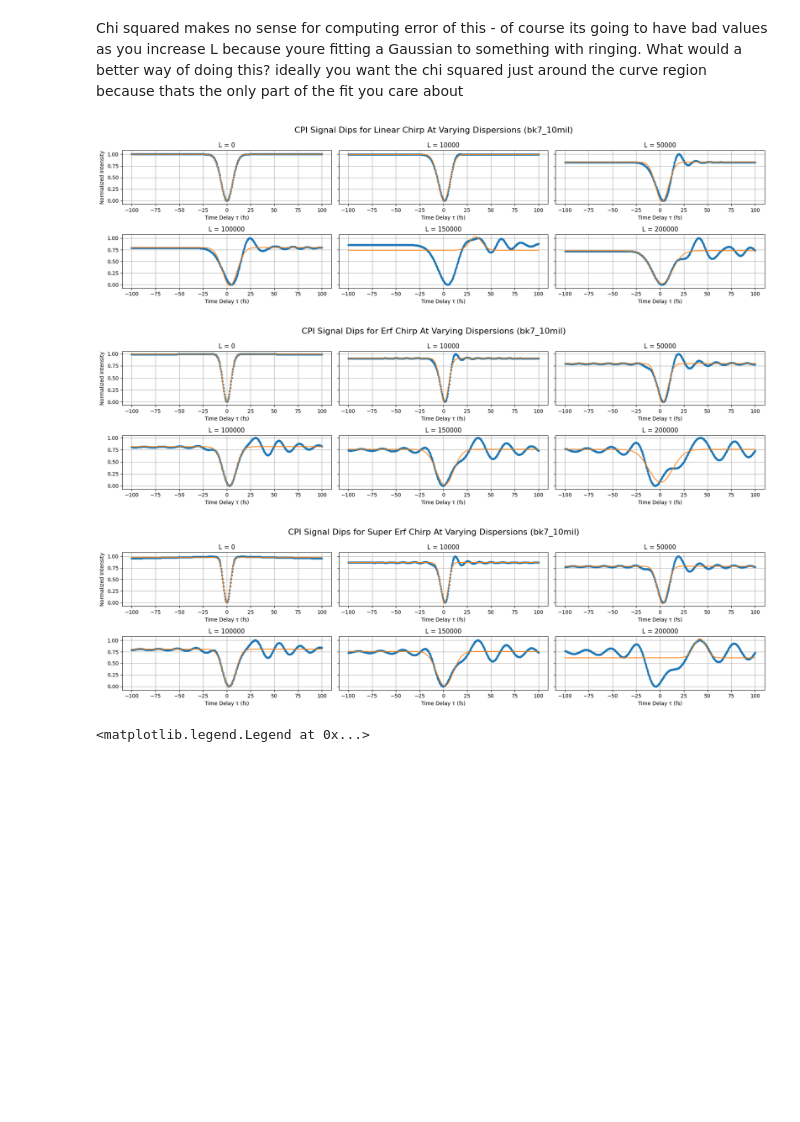
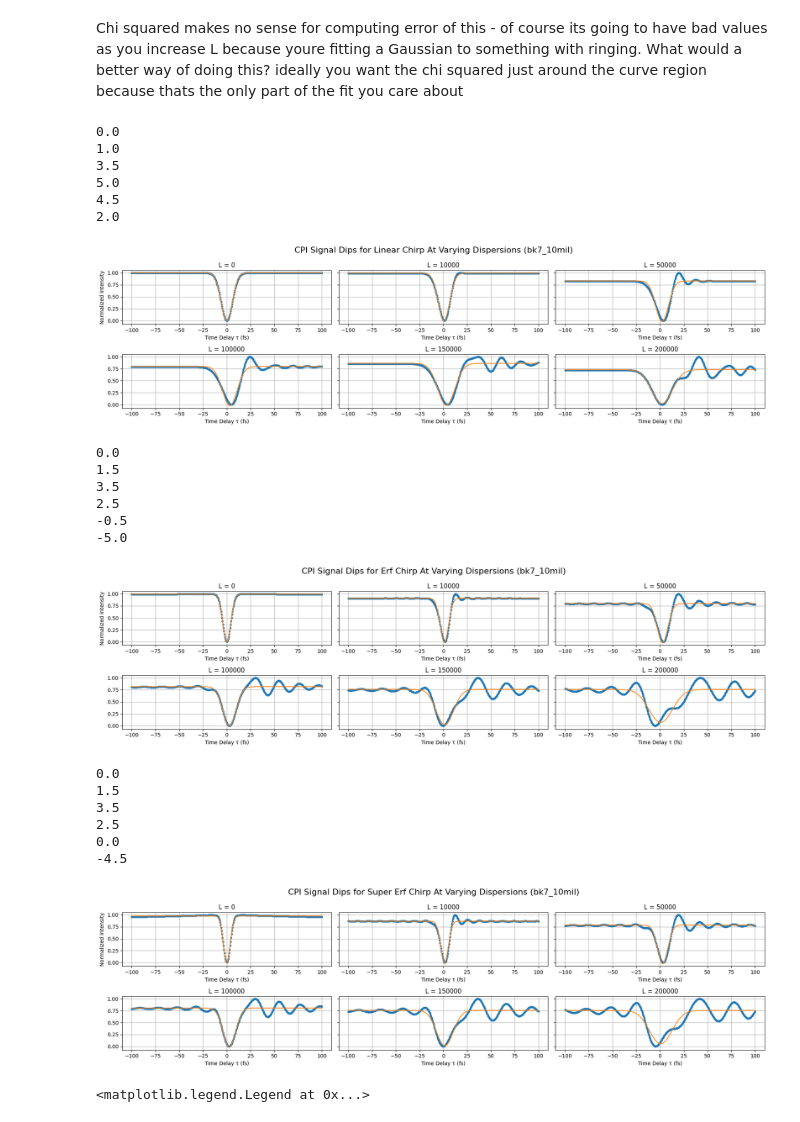
Before and after one commit to unaa-r/CPI_Project, a Jupyter notebook: dips_processing.ipynb, the cells around one changed output. Saved outputs shown, nothing was run; the diff lists cells and outputs as text; code cells hidden in the pictures; blank space fills up the shorter version.

```diff
--- a/dips_processing.ipynb
+++ b/dips_processing.ipynb
@@ -123,55 +123,68 @@ lin_curves = []
 
 for L in Ls:
 
-    init_guess = [0.00015*L, 0.0025, 0.9, 10]
+    init_guess = [0.0, 0.0025, 0.9, 10]
 
     lin_sig = np.loadtxt(f"./results/{folder_name}/linear/linear_L{L}.txt")
     lin_norm = (lin_sig - np.min(lin_sig))/(np.max(lin_sig) - np.min(lin_sig))
+
+    print(taus[np.argmin(lin_sig)])
 
     lin_signals.append(lin_norm)
 
     lin_result = least_squares(residuals, init_guess, args=(taus, lin_norm), method='lm',
                                 ftol=1e-15, xtol=1e-15, gtol=1e-15)
     params = lin_result.x
 
     lin_curves.append(one_minus_gaussian(taus, params[0], params[1], params[2], params[3]))
 
 
 # --- Create subplots ---
 fig, axes = plt.subplots(2, 3, figsize=(18, 5), sharey=True)
 
 axes = axes.flatten()
 
 for ax, signal, curve, name in zip(axes, lin_signals, lin_curves, titles):
     ax.plot(taus, signal, marker=".")
     ax.plot(taus, curve)
     ax.set_xlabel('Time Delay τ (fs)')
     ax.set_title(name)
     ax.grid(True)
 
     # --- Optional: print fitted parameters ---
     #print(f"Fitted parameters for {name}: a = {param[0]:.4f}, t0 = {param[1]:.4f} fs, FWHM = {param[2]:.4f} fs")
 
 axes[0].set_ylabel('Normalized Intensity')
 fig.suptitle(f"CPI Signal Dips for Linear Chirp At Varying Dispersions ({folder_name})", fontsize=16)
 plt.tight_layout()
 plt.savefig(f"results/{folder_name}/plots/linear_dips.png")
 plt.show();
 # %% [output]
+0.0
+1.0
+3.5
+5.0
+4.5
+2.0
-[figure, old version]
+[figure, new version]
 # %%
 erf_signals = []
 erf_curves = []
 
+#mask = (taus >= -15) & (taus <= 15)
+
+
+
 for L in Ls:
 
-    init_guess = [0.00015*L, 0.0025, 0.9, 10]
+    init_guess = [0, 0.0025, 0.9, 10]
 
     erf_sig = np.loadtxt(f"./results/{folder_name}/erf/erf_L{L}.txt")
     erf_norm = (erf_sig - np.min(erf_sig))/(np.max(erf_sig) - np.min(erf_sig))
 
     erf_signals.append(erf_norm)
 
+    print(taus[np.argmin(erf_sig)])
     erf_result = least_squares(residuals, init_guess, args=(taus, erf_norm), method='lm',
                                 ftol=1e-15, xtol=1e-15, gtol=1e-15)
     params = erf_result.x
@@ -200,6 +213,12 @@ plt.tight_layout()
 plt.savefig(f"results/{folder_name}/plots/erf_dips.png")
 plt.show();
 # %% [output]
+0.0
+1.5
+3.5
+2.5
+-0.5
+-5.0
 [figure]
 # %%
 super_erf_signals = []
@@ -208,10 +227,12 @@ super_erf_curves = []
 
 for L in Ls:
 
-    init_guess = [0.00015*L, 0.0025, 0.9, 10]
+    init_guess = [0, 0.0025, 0.9, 10]
 
     super_erf_sig = np.loadtxt(f"./results/{folder_name}/super_erf/super_erf_L{L}.txt")
     super_erf_norm = (super_erf_sig - np.min(super_erf_sig))/(np.max(super_erf_sig) - np.min(super_erf_sig))
+
+    print(taus[np.argmin(super_erf_sig)])
 
     super_erf_signals.append(super_erf_norm)
 
@@ -243,7 +264,13 @@ plt.tight_layout()
 plt.savefig(f"results/{folder_name}/plots/super_erf_dips.png")
 plt.show();
 # %% [output]
+0.0
+1.5
+3.5
+2.5
+0.0
+-4.5
-[figure, old version]
+[figure, new version]
 # %%
 plt.scatter(Lvals2, min_taus_lin, marker = '.', label = "lin")
 plt.scatter(Lvals2, min_taus_erf, marker = '.', label = "erf")
```
Also changed, not shown: 5 other files.
